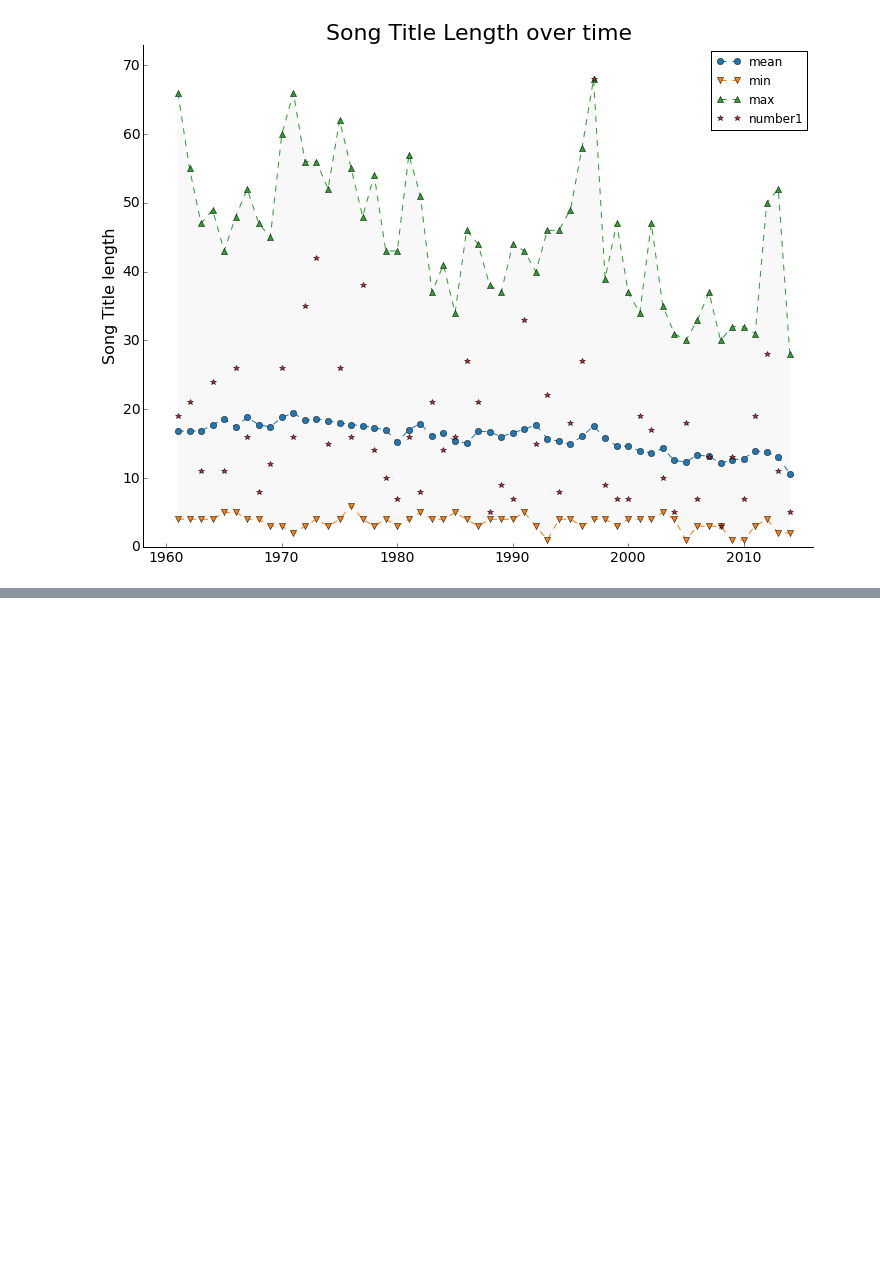
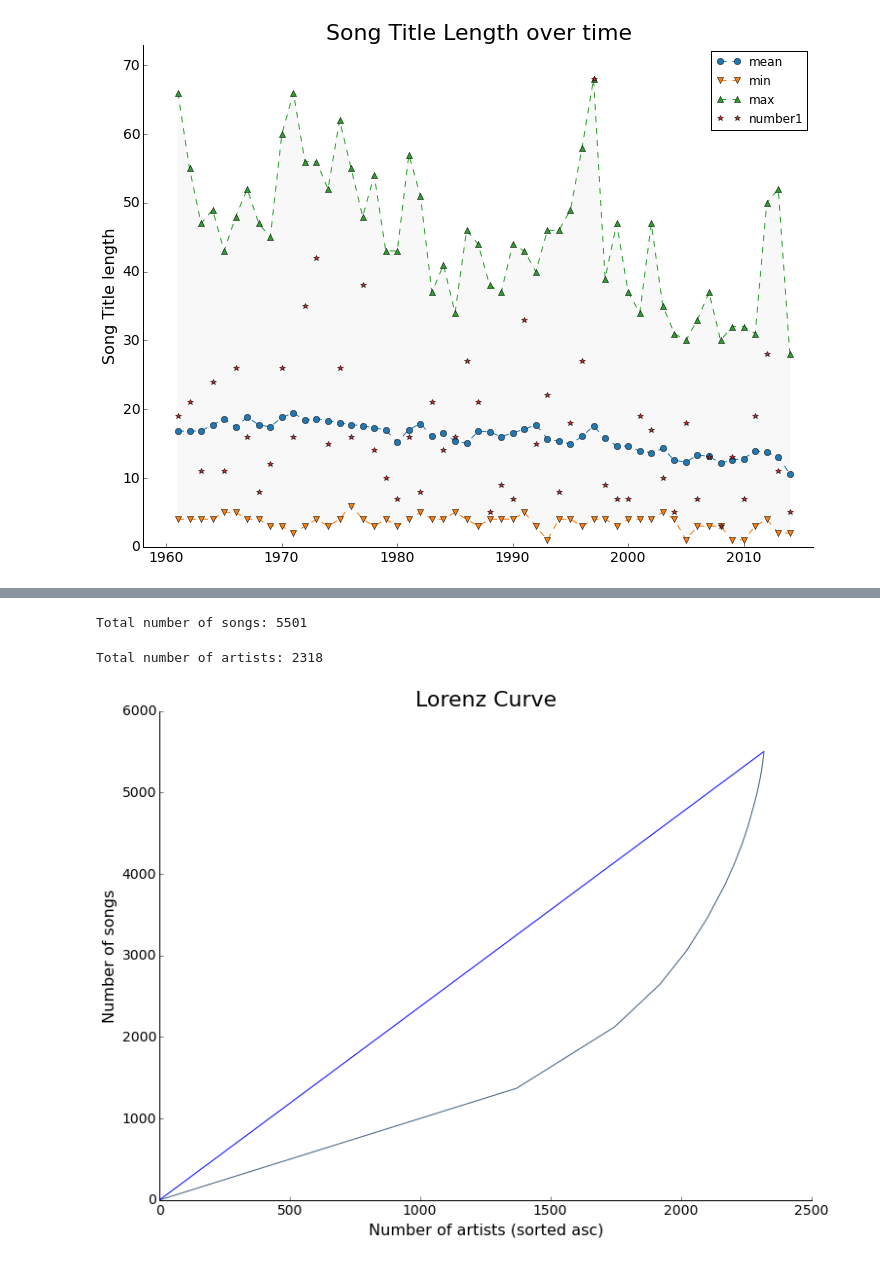
Before and after one commit to ThomasLucas/SlideRule-DataScience_Intensive-Code, a Jupyter notebook: CapstoneProject/IPython-Notebooks/DataStory.ipynb, the cells around one changed output, grey strips where cells are left out. Cells and saved outputs as stored; diff of their text form; code cells hidden in the pictures; blank space fills up the shorter version.

```diff
--- a/CapstoneProject/IPython-Notebooks/DataStory.ipynb
+++ b/CapstoneProject/IPython-Notebooks/DataStory.ipynb
@@ -159,0 +131,19 @@ create_name_length_plot('Title', billboard_df, years, start_year, end_year,
+# %%
+cumulative_count_reverse_df = dsf.create_cumulative_counts_reverse_df(billboard_df_artist_count)
+# %%
+total_nb_songs = cumulative_count_reverse_df.tail(1)["Cumulative Count Reverse"].tolist()[0]
+print "Total number of songs:", total_nb_songs
+# %% [output]
+Total number of songs: 5501
+# %%
+total_nb_artists = cumulative_count_reverse_df.tail(1)["Cumulative Count Reverse"].index.tolist()[0]
+print "Total number of artists:", total_nb_artists
+# %% [output]
+Total number of artists: 2318
+# %%
+dsf.plot_lorenz_curve(cumulative_count_reverse_df, total_nb_songs, total_nb_artists,
+                      "Number of artists (sorted asc)",
+                      "Number of songs", "Lorenz Curve",
+                     "Images/cdf_songs_x_artists.png")
+# %% [output]
+[figure, added]
```
Also changed, not shown: parts of 26 cells of this notebook, 4 other files.
